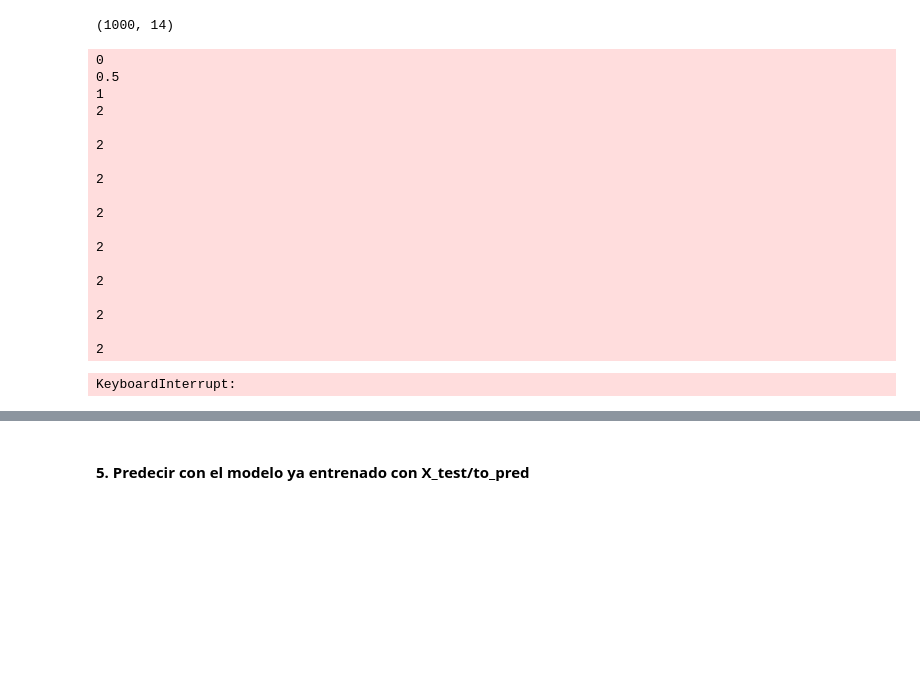
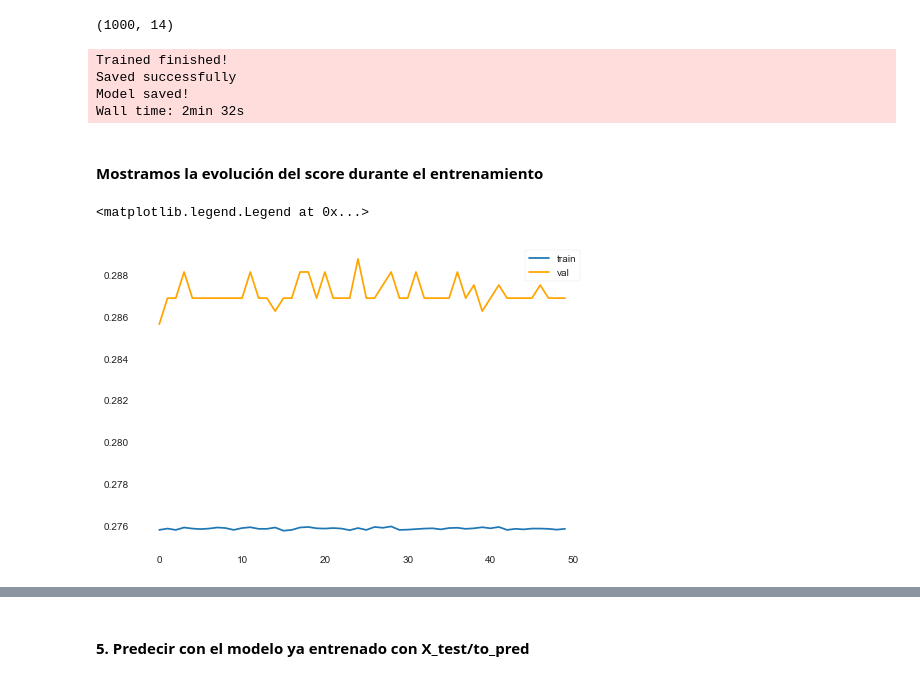
Before and after one commit to Clapiniella/data_science_jun_2020, a Jupyter notebook: week10/day1/competition/confeti_kaggle_plus.ipynb, the cells around one changed output, grey strips where cells are left out. Cells and saved outputs as stored; diff of their text form; code cells hidden in the pictures; blank space fills up the shorter version.

```diff
--- a/week10/day1/competition/confeti_kaggle_plus.ipynb
+++ b/week10/day1/competition/confeti_kaggle_plus.ipynb
@@ -565,27 +565,24 @@ X_train_SAMPLE.shape
 (1000, 14)
 # %%
 %%time
-
-# TODO Lo subo corregido en cuanto lo termine
 
 # Tenemos que encontrar y especificar el warm_state = True (el atributo que permite el entrenamiento incremental)
 # o
 # fit_batch (el método que permite el entrenamiento incremental)
 # Para que el entrenamiento de nuestro modelo se pueda hacer incremental
 # No todos los modelos se pueden entrenar ONLINE, en caliente, incremental, mini_batch, etc
-print(1)
 
 # Opción para entrenar usando cross validation de forma individual
 
-big_n_splits = 5 # Para primera división
+big_n_splits = 50 # Para primera división
 small_n_splits = 10 # Para la segunda subdivisión
 n_epochs = 1
 restart_from_beggining = True
-sample = True
+sample = False
 
 if restart_from_beggining:
     # de esta forma, estamos haciendo que nuestro modelo pierda el anterior fit de datos durante gridsearch y empiece de 0 el entrenamiento. Usamos las mejores features encontradas.
-    model = LogisticRegression(n_jobs=-4, C=1, penalty="l2")
+    model = LogisticRegression(C=1, penalty="l2", warm_start=True)
 
 if sample:
     to_train = X_train_SAMPLE
@@ -617,37 +614,16 @@ scores_smalls_vals_iterations = []
 # Cuanto más grande tenga kfold_2 n_splits, más pequeños serán los trozos del conjunto de datos a entrenar.
 
 k_fold_repeated = RepeatedKFold(n_splits=big_n_splits, n_repeats=n_epochs, random_state=seed)
-print(0)
 # IMPORTANTE: Esta es una solución, hay muchas otras.
 kfold_small_trains = KFold(n_splits=small_n_splits, random_state=seed)
-for i, (train, val) in tqdm(enumerate(k_fold_repeated.split(to_train)), total=big_n_splits * n_epochs, desc="Total train progress"):
+for i, (train, val) in enumerate(k_fold_repeated.split(to_train)):
     to_show_in_bar = ": " + str(i) + "/" + str(big_n_splits * n_epochs)
-    print(0.5)
     generator_val = kfold_small_trains.split(val)
-
-    """
-    to_train = [2,5,7,9]
-    n_splits = 4
-
-    it 1
-    train = [2,5,7]
-    val = [9]
-    it 1.1
-    n_small_splits = 3
-    _ = [2,5]
-    small_train = 7
-    score_train.append(model.score(small_train))
-    it 1.2
-    _ = [2,7]
-    small_train = 5
-    """
 
     # Para train
     for i2,(_, small_train) in tqdm(enumerate(kfold_small_trains.split(train)), total=small_n_splits, desc="Small train progress" + to_show_in_bar):
-        print(1)
-        #_, small_val = next(generator_val)
-        small_val = [0,1]
-        print(2)
+    #for i2,(_, small_train) in enumerate(kfold_small_trains.split(train)):
+        _, small_val = next(generator_val)
         #print("Iteración pequeña train:", i2+1, "/", small_n_splits)
         # train the model
         model.fit(X_train[small_train], y_train[small_train])
@@ -661,17 +637,16 @@ for i, (train, val) in tqdm(enumerate(k_fold_repeated.split(to_train)), total=bi
     train_score.append(np.mean(scores_smalls_trains_iterations))
 
     # Añado todas los elementos de mis scores pequeños a la lista que guardará todos:
-    score_small_train += scores_smalls_trains_iterations
-
+    scores_small_trains = scores_small_trains + list(scores_smalls_trains_iterations)
     # y vaciamos el scores_small_trains para las siguientes iteraciones
     scores_smalls_trains_iterations.clear()
 
     # Ahora calculamos el score de los conjuntos de val como hemos hecho antes para train
     val_score.append(np.mean(scores_smalls_vals_iterations))
-    score_small_val += scores_smalls_vals_iterations
+    scores_small_vals = scores_small_vals + list(scores_smalls_vals_iterations)
     scores_smalls_vals_iterations.clear()
 
-    print("Iteration:", to_show_in_bar, "| Val_accuracy:", np.mean(val_score), "| train_accuracy: ", np.mean(train_score), sep="\n~~~~~~")
+    print("Iteration:", to_show_in_bar, "| Val_accuracy:", np.mean(val_score), "| train_accuracy: ", np.mean(train_score), sep="~~~~~~")
 
 print("Trained finished!")
 #SAVE MODEL
@@ -680,22 +655,17 @@ filename = 'finished_formal_model_cross_validation.sav'
 success, model_filename = save_model(to_save=model, filepath=filename)
 print("Model saved!")
 # %% [output]
-0
-0.5
-1
-2
-
-2
-
-2
-
-2
-
-2
-
-2
-
-2
-
-2
+Trained finished!
+Saved successfully
+Model saved!
+Wall time: 2min 32s
-KeyboardInterrupt:
+# %% [markdown]
+#### Mostramos la evolución del score durante el entrenamiento
+# %%
+# Visualización general del entrenamiento
+plt.plot(train_score, label="train")
+plt.plot(val_score, label="val", color="orange")
+plt.legend()
+# %% [output]
+<matplotlib.legend.Legend at 0x...>
+[figure, added]
```
Also changed, not shown: parts of 3 cells of this notebook.
